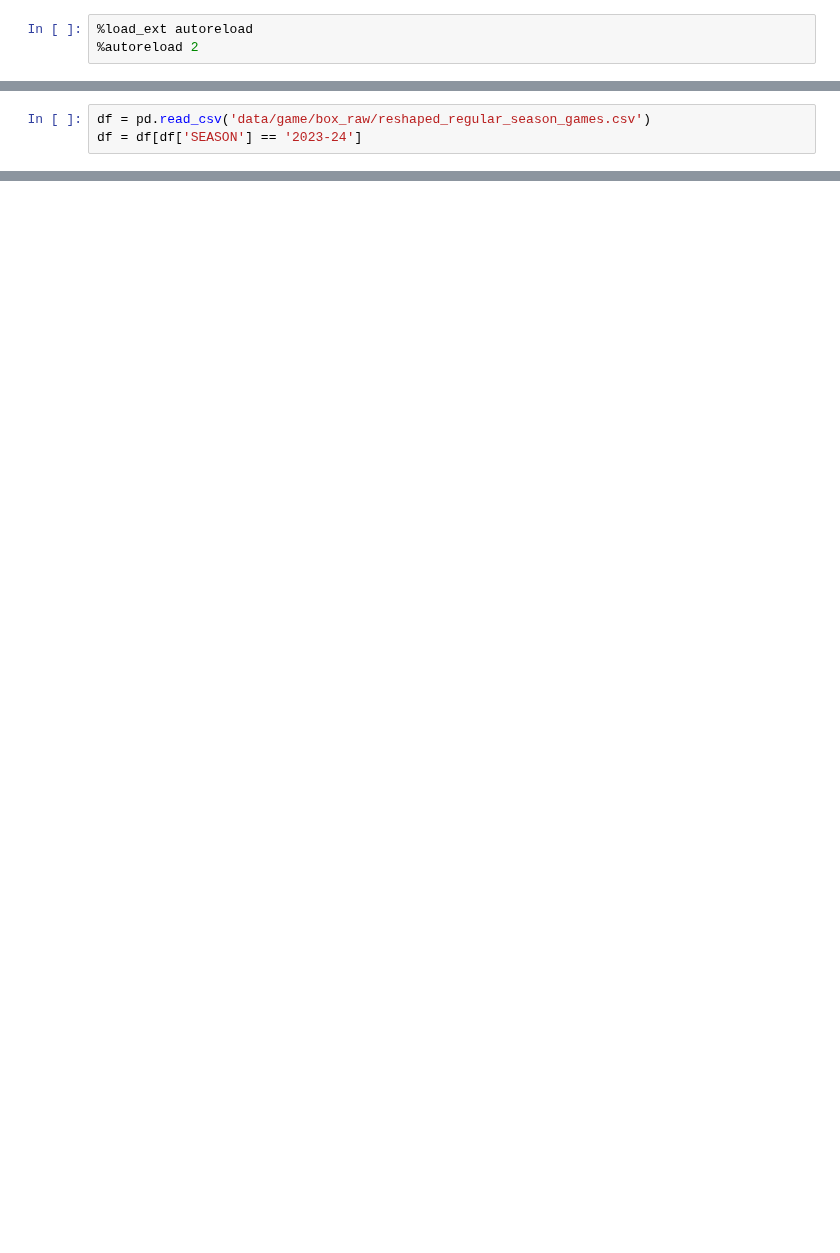
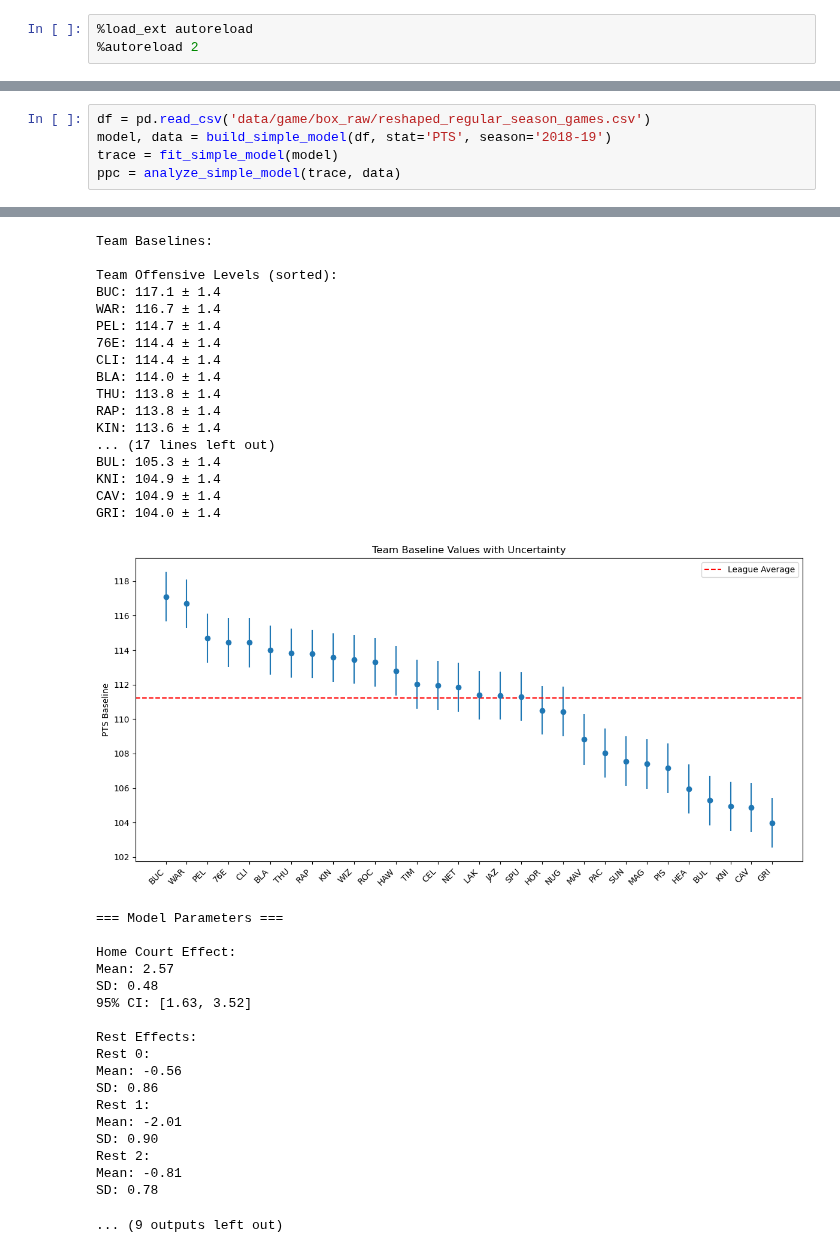
Before and after one commit to samharshe/TBN, a Jupyter notebook: scratch.ipynb, the cells around one changed output, grey strips where cells are left out. Cells and saved outputs as stored; diff of their text form; blank space fills up the shorter version.

Commit message:
mini model looks good. now to build real model.

```diff
--- a/scratch.ipynb
+++ b/scratch.ipynb
@@ -162,3 +223,6 @@ def simple_model_test(df, stat='ORB'):
 # %%
 df = pd.read_csv('data/game/box_raw/reshaped_regular_season_games.csv')
-df = df[df['SEASON'] == '2023-24']
+model, data = build_simple_model(df, stat='PTS', season='2018-19')
+trace = fit_simple_model(model)
+ppc = analyze_simple_model(trace, data)
+# %% [output]
@@ -164,0 +241,36 @@ df = df[df['SEASON'] == '2023-24']
+Team Baselines:
+
+Team Offensive Levels (sorted):
+BUC: 117.1 ± 1.4
+WAR: 116.7 ± 1.4
+PEL: 114.7 ± 1.4
+76E: 114.4 ± 1.4
+CLI: 114.4 ± 1.4
+BLA: 114.0 ± 1.4
+THU: 113.8 ± 1.4
+RAP: 113.8 ± 1.4
+KIN: 113.6 ± 1.4
+... (17 lines left out)
+BUL: 105.3 ± 1.4
+KNI: 104.9 ± 1.4
+CAV: 104.9 ± 1.4
+GRI: 104.0 ± 1.4
+[figure, added]
+=== Model Parameters ===
+
+Home Court Effect:
+Mean: 2.57
+SD: 0.48
+95% CI: [1.63, 3.52]
+
+Rest Effects:
+Rest 0:
+Mean: -0.56
+SD: 0.86
+Rest 1:
+Mean: -2.01
+SD: 0.90
+Rest 2:
+Mean: -0.81
+SD: 0.78
+... (9 outputs left out)
```
Also changed, not shown: parts of 6 cells of this notebook.
